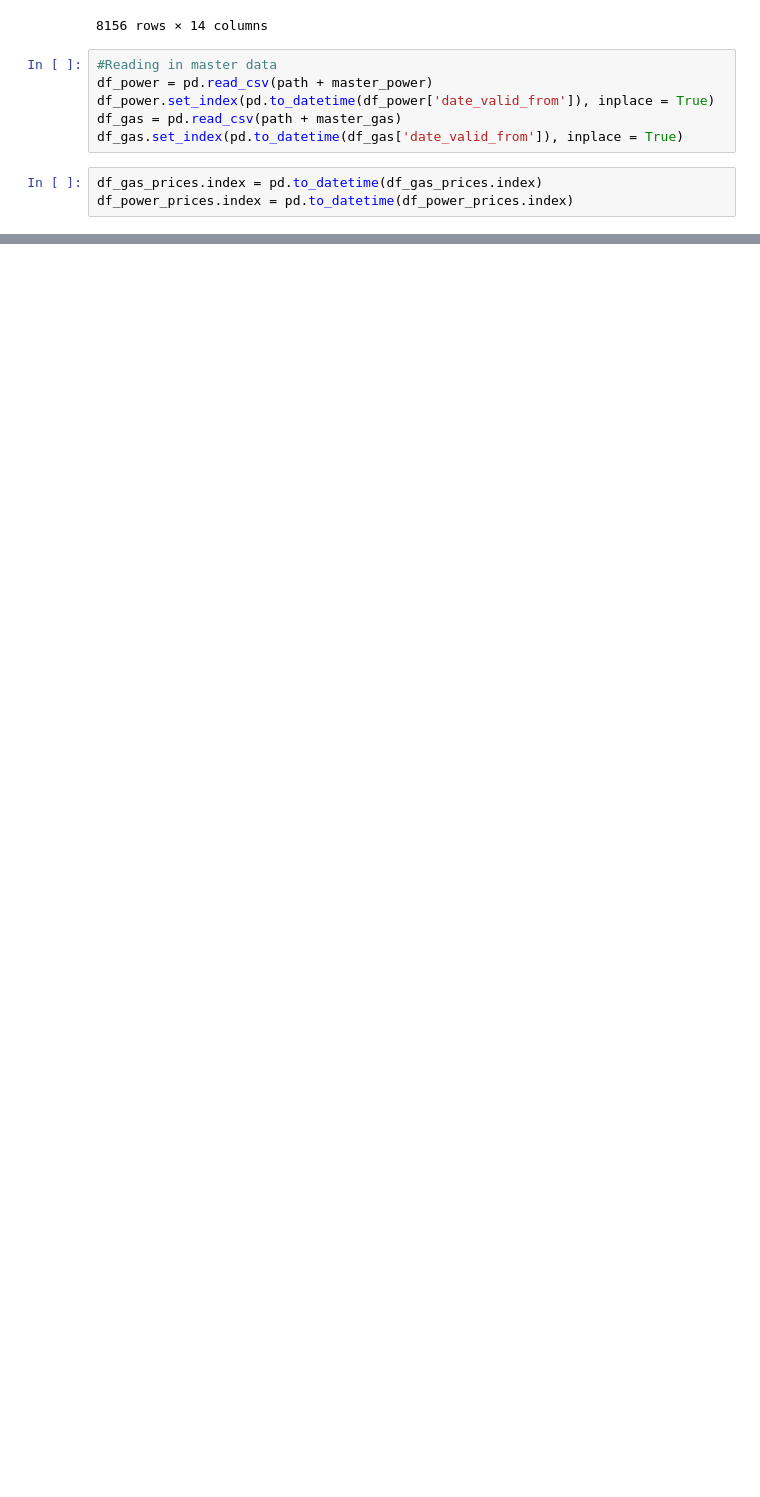
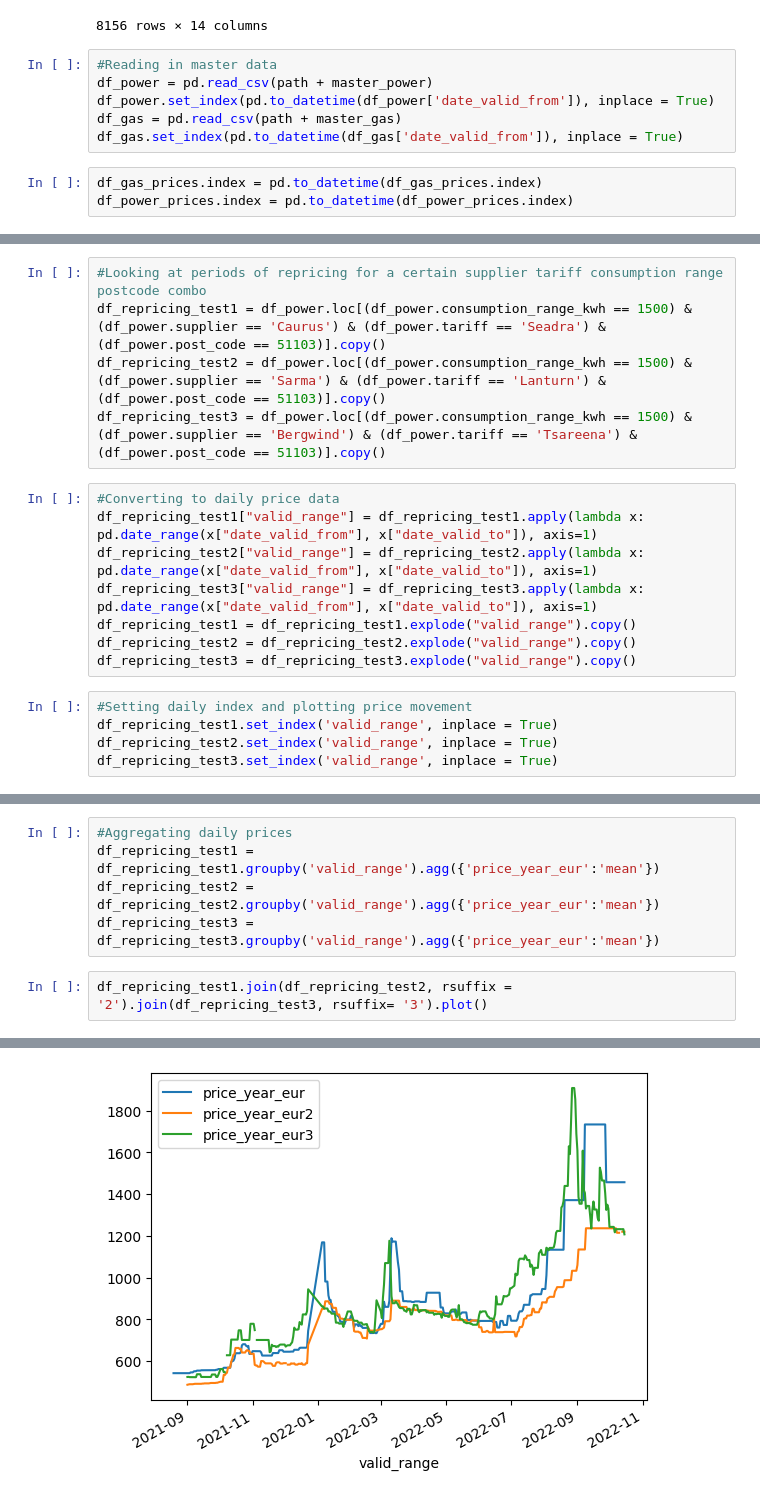
Before and after one commit to michael-fuest/DAiA-EON, a Jupyter notebook: Exploration.ipynb, the cells around one changed output, grey strips where cells are left out. Cells and saved outputs as stored; diff of their text form; blank space fills up the shorter version.

Commit message:
Added analysis of most important price

```diff
--- a/Exploration.ipynb
+++ b/Exploration.ipynb
@@ -207,0 +255,18 @@ Name: supplier, Length: 135, dtype: int64
+# %%
+#Looking at periods of repricing for a certain supplier tariff consumption range postcode combo
+df_repricing_test1 = df_power.loc[(df_power.consumption_range_kwh == 1500) & (df_power.supplier == 'Caurus') & (df_power.tariff == 'Seadra') & (df_power.post_code == 51103)].copy()
+df_repricing_test2 = df_power.loc[(df_power.consumption_range_kwh == 1500) & (df_power.supplier == 'Sarma') & (df_power.tariff == 'Lanturn') & (df_power.post_code == 51103)].copy()
+df_repricing_test3 = df_power.loc[(df_power.consumption_range_kwh == 1500) & (df_power.supplier == 'Bergwind') & (df_power.tariff == 'Tsareena') & (df_power.post_code == 51103)].copy()
+# %%
+#Converting to daily price data
+df_repricing_test1["valid_range"] = df_repricing_test1.apply(lambda x: pd.date_range(x["date_valid_from"], x["date_valid_to"]), axis=1)
+df_repricing_test2["valid_range"] = df_repricing_test2.apply(lambda x: pd.date_range(x["date_valid_from"], x["date_valid_to"]), axis=1)
+df_repricing_test3["valid_range"] = df_repricing_test3.apply(lambda x: pd.date_range(x["date_valid_from"], x["date_valid_to"]), axis=1)
+df_repricing_test1 = df_repricing_test1.explode("valid_range").copy()
+df_repricing_test2 = df_repricing_test2.explode("valid_range").copy()
+df_repricing_test3 = df_repricing_test3.explode("valid_range").copy()
+# %%
+#Setting daily index and plotting price movement
+df_repricing_test1.set_index('valid_range', inplace = True)
+df_repricing_test2.set_index('valid_range', inplace = True)
+df_repricing_test3.set_index('valid_range', inplace = True)
@@ -207,0 +284,8 @@ Name: supplier, Length: 135, dtype: int64
+# %%
+#Aggregating daily prices
+df_repricing_test1 = df_repricing_test1.groupby('valid_range').agg({'price_year_eur':'mean'})
+df_repricing_test2 = df_repricing_test2.groupby('valid_range').agg({'price_year_eur':'mean'})
+df_repricing_test3 = df_repricing_test3.groupby('valid_range').agg({'price_year_eur':'mean'})
+# %%
+df_repricing_test1.join(df_repricing_test2, rsuffix = '2').join(df_repricing_test3, rsuffix= '3').plot()
+# %% [output]
@@ -207,0 +293 @@ Name: supplier, Length: 135, dtype: int64
+[figure, added]
```
Also changed, not shown: parts of 13 cells of this notebook.
